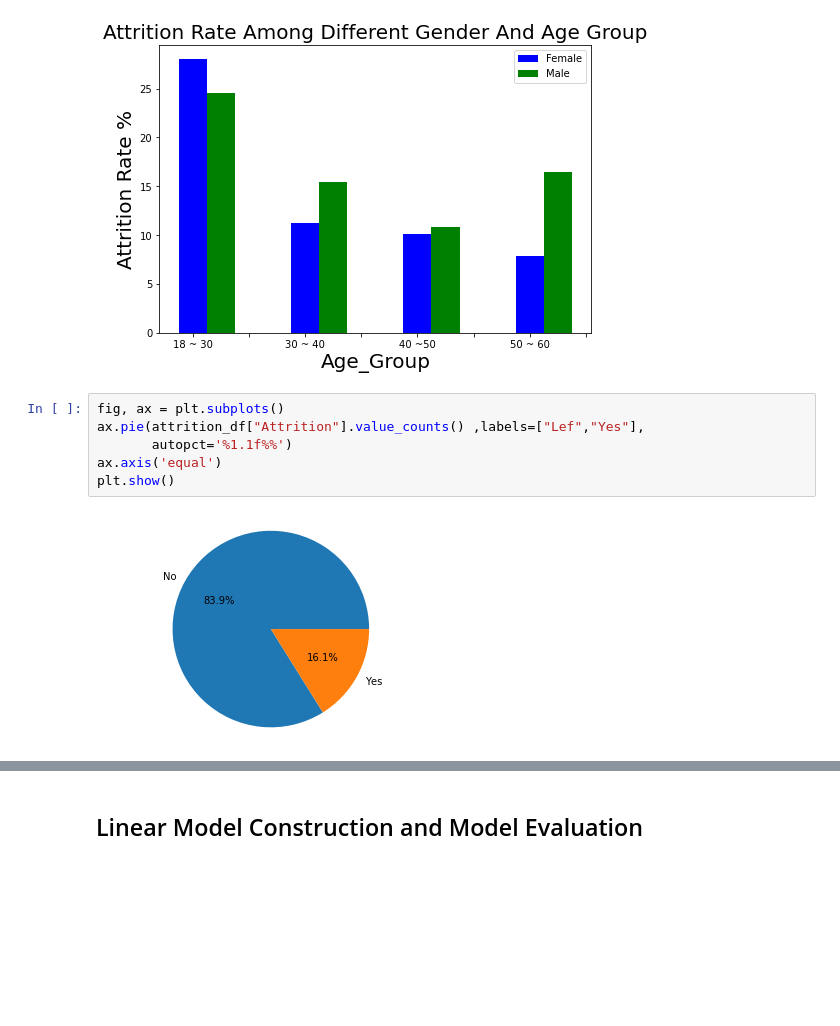
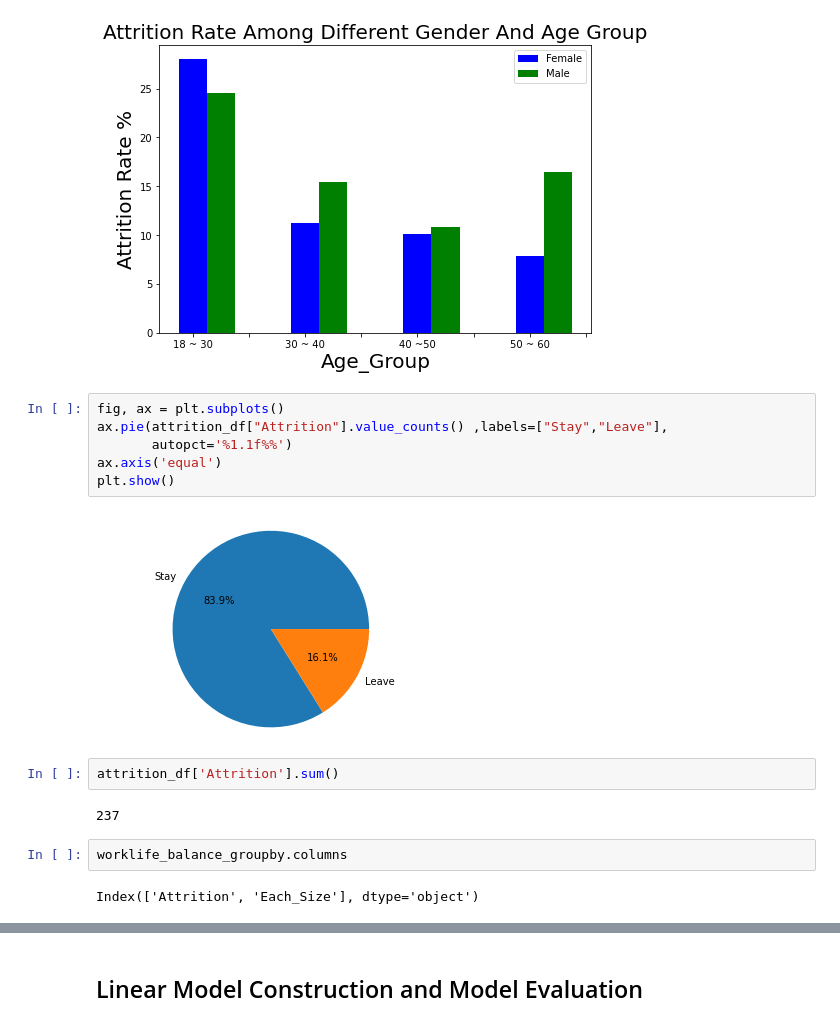
Before and after one commit to Xusong1998/Data-Analytics-Project, a Jupyter notebook: HR_Attrition_Data_Modeling.ipynb, the cells around one changed output, grey strips where cells are left out. Cells and saved outputs as stored; diff of their text form; blank space fills up the shorter version.

```diff
--- a/HR_Attrition_Data_Modeling.ipynb
+++ b/HR_Attrition_Data_Modeling.ipynb
@@ -109,12 +109,20 @@ Text(0.5, 1.0, 'Attrition Rate Among Different Gender And Age Group')
 [figure]
 # %%
 fig, ax = plt.subplots()
-ax.pie(attrition_df["Attrition"].value_counts() ,labels=["Lef","Yes"],
+ax.pie(attrition_df["Attrition"].value_counts() ,labels=["Stay","Leave"],
        autopct='%1.1f%%')
 ax.axis('equal')
 plt.show()
 # %% [output]
-[figure, old version]
+[figure, new version]
+# %%
+attrition_df['Attrition'].sum()
+# %% [output]
+237
+# %%
+worklife_balance_groupby.columns
+# %% [output]
+Index(['Attrition', 'Each_Size'], dtype='object')
 # %%
 data = df_exp[df_exp['JobSatisfaction']==4]
 d = {'WorkLifeBalance' : data['WorkLifeBalance'],
```
Also changed, not shown: parts of 1 cell of this notebook.
